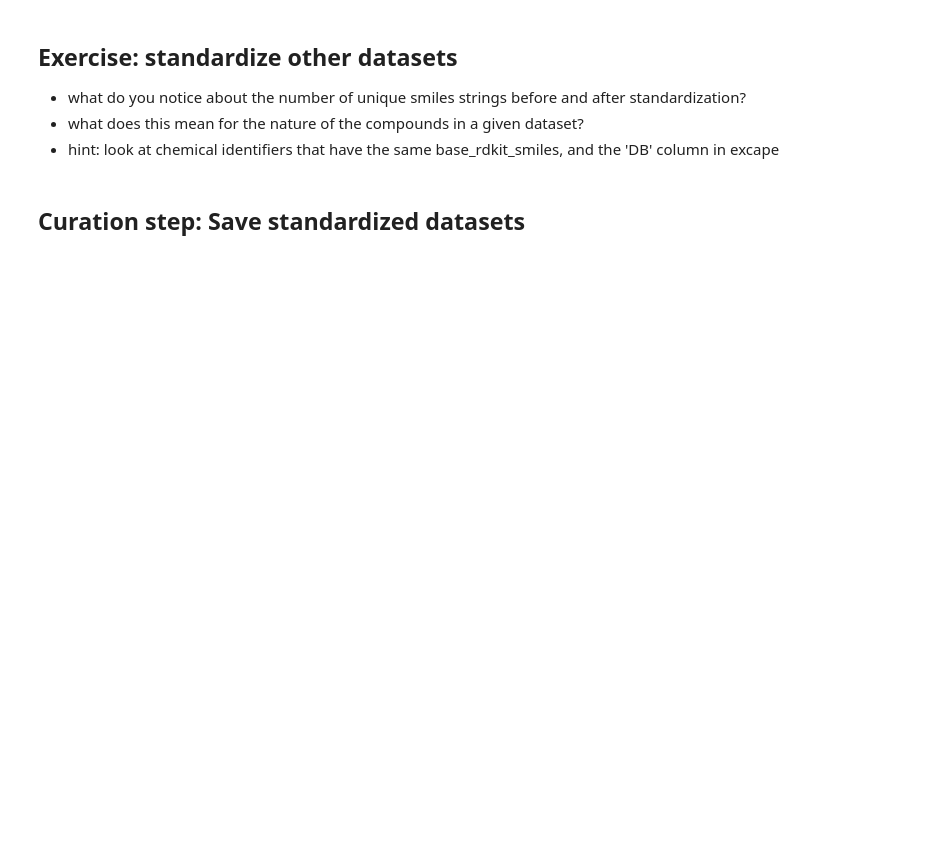
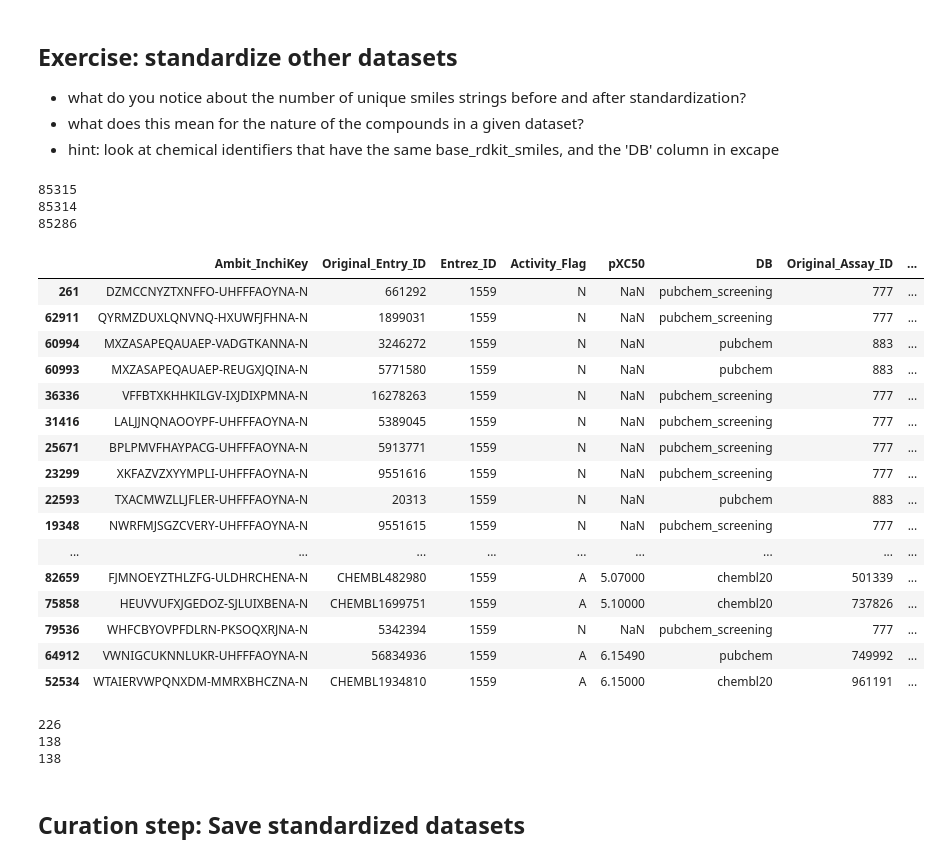
Before and after one commit to fanroyi/E4511-2021-Fan, a Jupyter notebook: CYP2C9_EDA_students.ipynb, the cells around one changed output. Drawn from its saved outputs; the diff is of its cells as text; code cells hidden in the pictures; blank space fills up the shorter version.

```diff
--- a/CYP2C9_EDA_students.ipynb
+++ b/CYP2C9_EDA_students.ipynb
@@ -589,3 +671,34 @@ chembl=chembl[~chembl.base_rdkit_smiles.isna()]
 - what do you notice about the number of unique smiles strings before and after standardization?
 - what does this mean for the nature of the compounds in a given dataset?
 - hint: look at chemical identifiers that have the same base_rdkit_smiles, and the 'DB' column in excape
+# %%
+excape['base_rdkit_smiles'] = excape.SMILES.apply(curate_data.base_smiles_from_smiles)
+print(len(excape.SMILES))
+print(len(excape.SMILES.unique()))
+print(len(excape.base_rdkit_smiles.unique()))
+# some rdkit smiles correspond to different smiles
+# %% [output]
+85315
+85314
+85286
+# %%
+excape[excape.base_rdkit_smiles.duplicated(keep=False)].sort_values('base_rdkit_smiles')
+# we can see same rdkit smiles but smiles different
+# %% [output]
+|  | Ambit_InchiKey | Original_Entry_ID | Entrez_ID | Activity_Flag | pXC50 | DB | Original_Assay_ID | ... |
+| 261 | DZMCCNYZTXNFFO-UHFFFAOYNA-N | 661292 | 1559 | N | NaN | pubchem_screening | 777 | ... |
+| 62911 | QYRMZDUXLQNVNQ-HXUWFJFHNA-N | 1899031 | 1559 | N | NaN | pubchem_screening | 777 | ... |
+| 60994 | MXZASAPEQAUAEP-VADGTKANNA-N | 3246272 | 1559 | N | NaN | pubchem | 883 | ... |
+| 60993 | MXZASAPEQAUAEP-REUGXJQINA-N | 5771580 | 1559 | N | NaN | pubchem | 883 | ... |
+| 36336 | VFFBTXKHHKILGV-IXJDIXPMNA-N | 16278263 | 1559 | N | NaN | pubchem_screening | 777 | ... |
+| 31416 | LALJJNQNAOOYPF-UHFFFAOYNA-N | 5389045 | 1559 | N | NaN | pubchem_screening | 777 | ... |
+| 25671 | BPLPMVFHAYPACG-UHFFFAOYNA-N | 5913771 | 1559 | N | NaN | pubchem_screening | 777 | ... |
+| 23299 | XKFAZVZXYYMPLI-UHFFFAOYNA-N | 9551616 | 1559 | N | NaN | pubchem_screening | 777 | ... |
+| 22593 | TXACMWZLLJFLER-UHFFFAOYNA-N | 20313 | 1559 | N | NaN | pubchem | 883 | ... |
+| 19348 | NWRFMJSGZCVERY-UHFFFAOYNA-N | 9551615 | 1559 | N | NaN | pubchem_screening | 777 | ... |
+| ... | ... | ... | ... | ... | ... | ... | ... | ... |
+| 82659 | FJMNOEYZTHLZFG-ULDHRCHENA-N | CHEMBL482980 | 1559 | A | 5.07000 | chembl20 | 501339 | ... |
+| 75858 | HEUVVUFXJGEDOZ-SJLUIXBENA-N | CHEMBL1699751 | 1559 | A | 5.10000 | chembl20 | 737826 | ... |
+| 79536 | WHFCBYOVPFDLRN-PKSOQXRJNA-N | 5342394 | 1559 | N | NaN | pubchem_screening | 777 | ... |
+| 64912 | VWNIGCUKNNLUKR-UHFFFAOYNA-N | 56834936 | 1559 | A | 6.15490 | pubchem | 749992 | ... |
+| 52534 | WTAIERVWPQNXDM-MMRXBHCZNA-N | CHEMBL1934810 | 1559 | A | 6.15000 | chembl20 | 961191 | ... |
@@ -592,2 +709,13 @@ chembl=chembl[~chembl.base_rdkit_smiles.isna()]
+# %%
+dtc['base_rdkit_smiles'] = dtc.SMILES.apply(curate_data.base_smiles_from_smiles)
+dtc=dtc.replace('',np.nan)
+dtc=dtc[~dtc.base_rdkit_smiles.isna()]
+print(len(dtc.SMILES))
+print(len(dtc.SMILES.unique()))
+print(len(dtc.base_rdkit_smiles.unique()))
+# %% [output]
+226
+138
+138
 # %% [markdown]
 ## **Curation step:** Save standardized datasets
```
Also changed, not shown: parts of 24 cells of this notebook.
